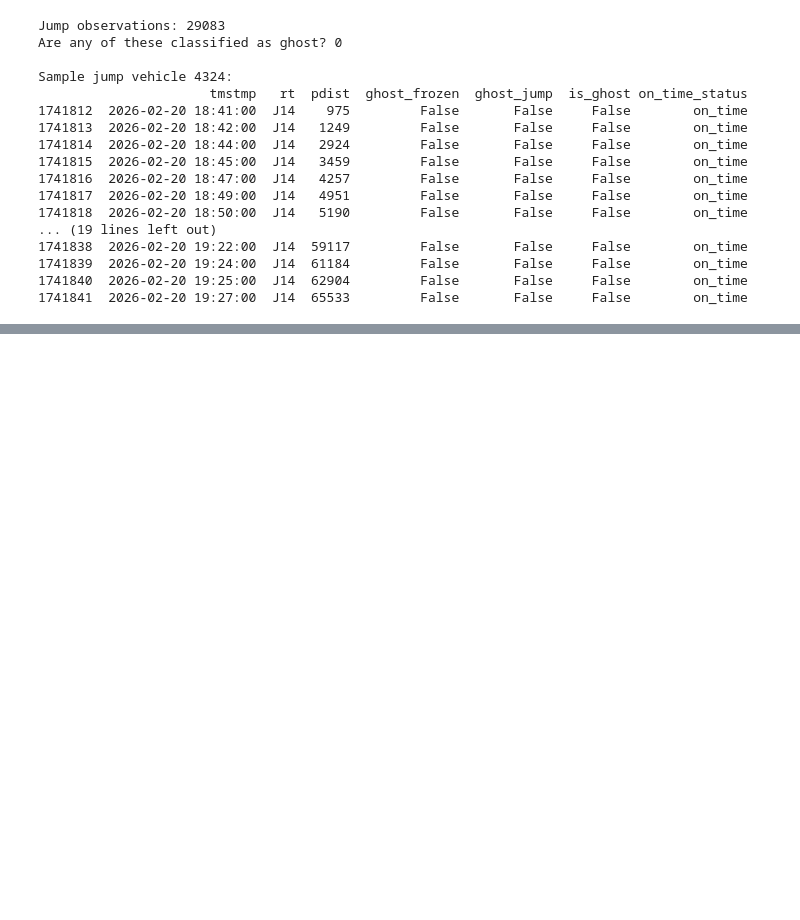
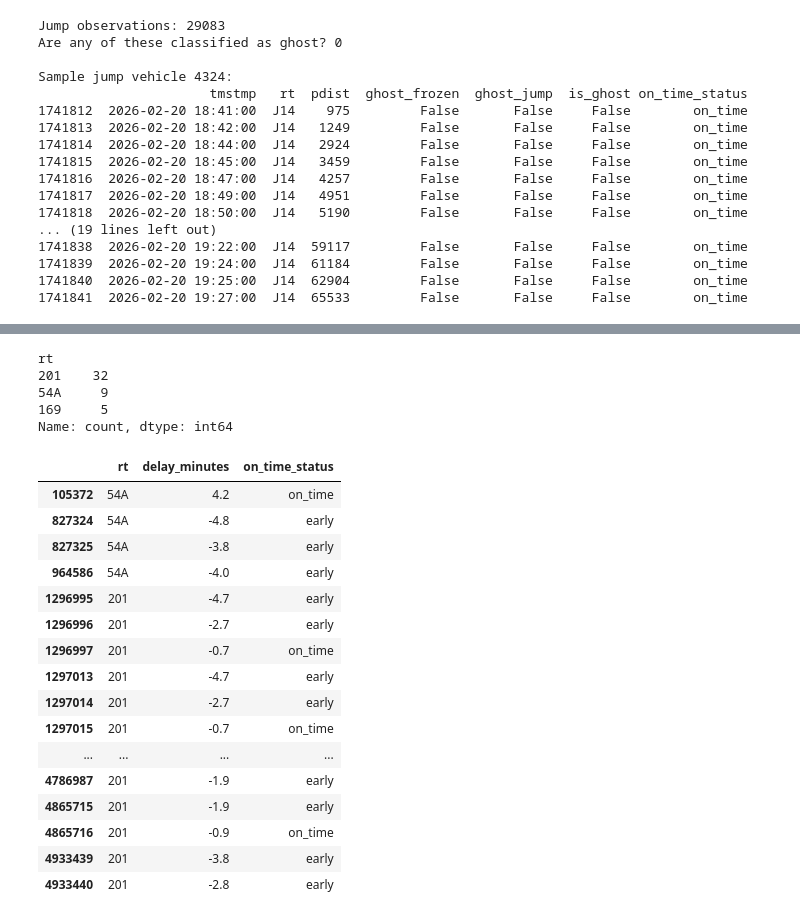
Before and after one commit to liv-fing/CTABusTrust, a Jupyter notebook: test.ipynb, the cells around one changed output, grey strips where cells are left out. Drawn from its saved outputs; the diff is of its cells as text; code cells hidden in the pictures; blank space fills up the shorter version.

```diff
--- a/test.ipynb
+++ b/test.ipynb
@@ -338,0 +563,32 @@ Sample jump vehicle 4324:
+# %%
+df_low_agree[df_low_agree['dly'] & df_low_agree['on_time_status'].isin(['early','on_time'])]['rt'].value_counts()
+# %% [output]
+rt
+201    32
+54A     9
+169     5
+Name: count, dtype: int64
+# %%
+df_low_agree[
+    df_low_agree['rt'].isin(['201','54A','169']) &
+    df_low_agree['dly'] &
+    df_low_agree['on_time_status'].isin(['early','on_time'])
+][['rt','delay_minutes','on_time_status']]
+# %% [output]
+|  | rt | delay_minutes | on_time_status |
+| 105372 | 54A | 4.2 | on_time |
+| 827324 | 54A | -4.8 | early |
+| 827325 | 54A | -3.8 | early |
+| 964586 | 54A | -4.0 | early |
+| 1296995 | 201 | -4.7 | early |
+| 1296996 | 201 | -2.7 | early |
+| 1296997 | 201 | -0.7 | on_time |
+| 1297013 | 201 | -4.7 | early |
+| 1297014 | 201 | -2.7 | early |
+| 1297015 | 201 | -0.7 | on_time |
+| ... | ... | ... | ... |
+| 4786987 | 201 | -1.9 | early |
+| 4865715 | 201 | -1.9 | early |
+| 4865716 | 201 | -0.9 | on_time |
+| 4933439 | 201 | -3.8 | early |
+| 4933440 | 201 | -2.8 | early |
```
Also changed, not shown: parts of 34 cells of this notebook, 9 other files.
